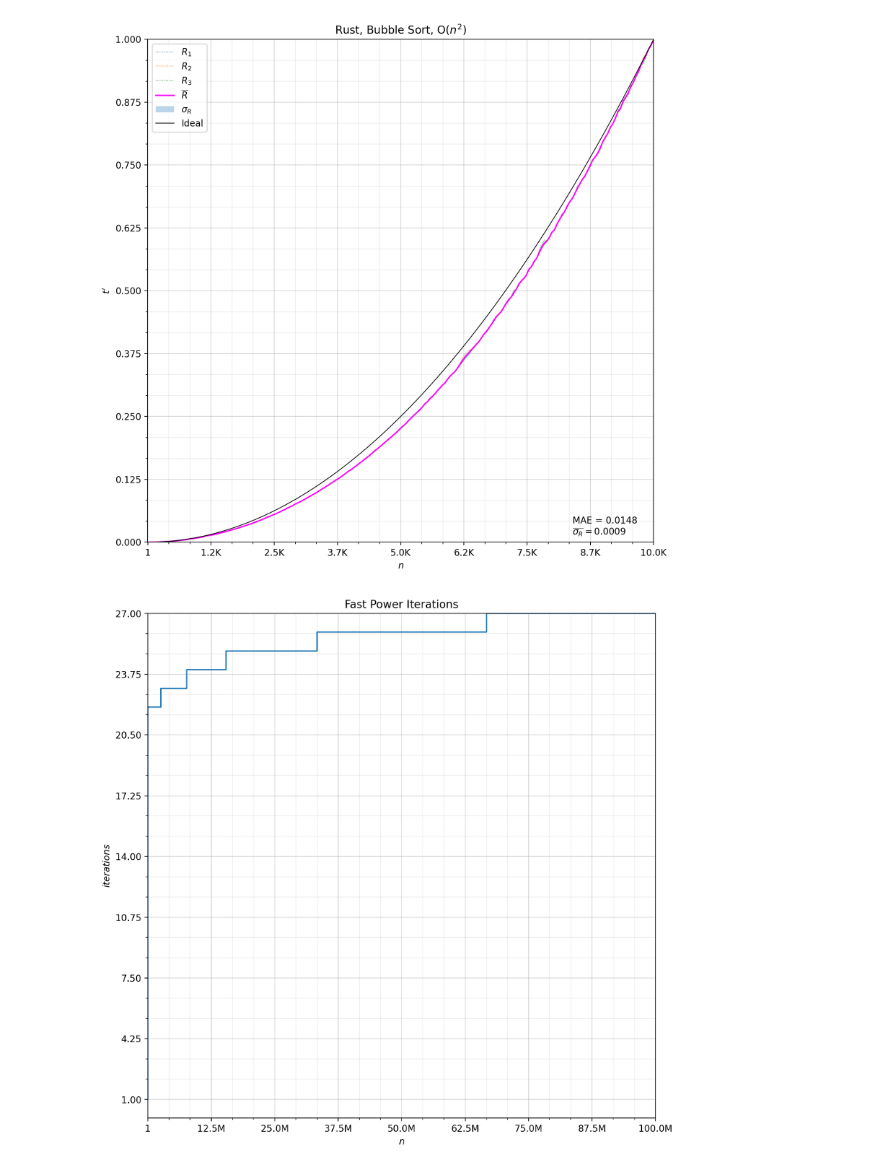
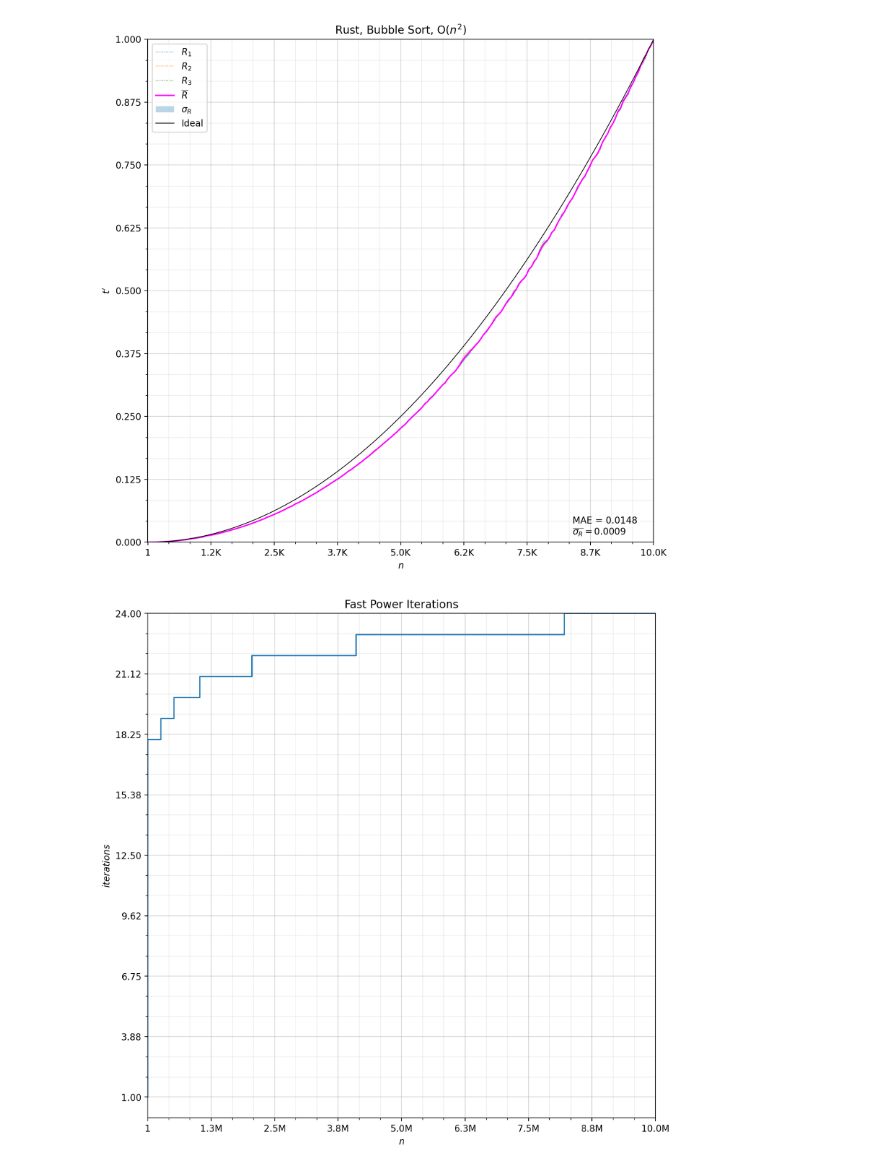
Before and after one commit to QuestionAndAnswer/bigotest, a Jupyter notebook: notebook.ipynb, the cells around one changed output. Saved outputs shown, nothing was run; the diff lists cells and outputs as text; code cells hidden in the pictures.

Commit message:
regenerated fast power iterations plot

```diff
--- a/notebook.ipynb
+++ b/notebook.ipynb
@@ -171,32 +171,32 @@ def gen_fast_power_iterations_data():
         res = []
 
         for n in ns:
             pi = power(1, n)
             res.append(np.asarray([n, pi]))
 
         return np.asarray([np.asarray(res)])
 
-    data = run_fast_power_iterations_measure(10**8, 40)
+    data = run_fast_power_iterations_measure(10**7, 40)
     n = data[0, :,0]
     i = data[:, :,1]
     return n, i
 
 def run_power_iterations(n, ii):
     fig = plt.figure(figsize=(10, 10), dpi=200)
 
     nmean = np.mean(ii, axis=0)
 
     ax = fig.add_subplot(111)
 
     ax.set_title(f'Fast Power Iterations')
     ax.set_xlabel("$n$")
     ax.set_ylabel("$iterations$")
     config_axes(n, nmean, ax)
     ax.step(n, nmean, label=f'i')
 
 
     return fig
 
 run_power_iterations(*gen_fast_power_iterations_data());
 # %% [output]
-[figure, old version]
+[figure, new version]
```
